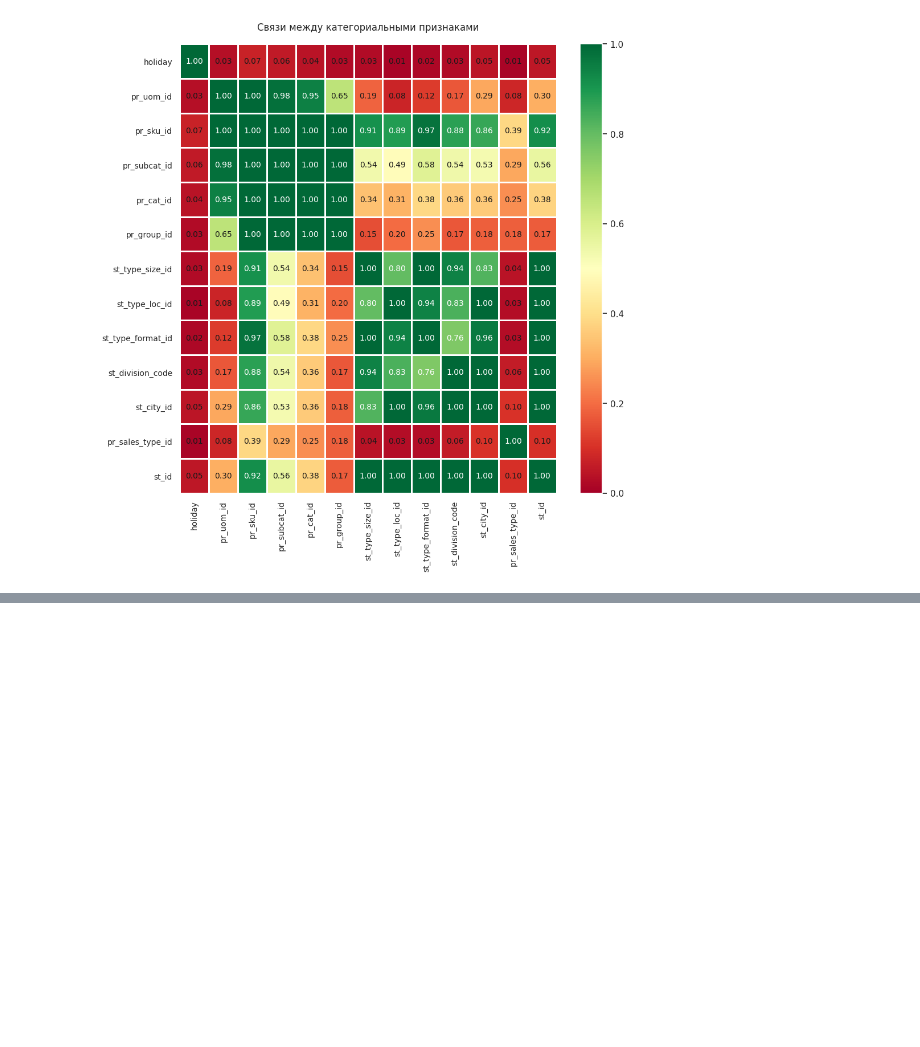
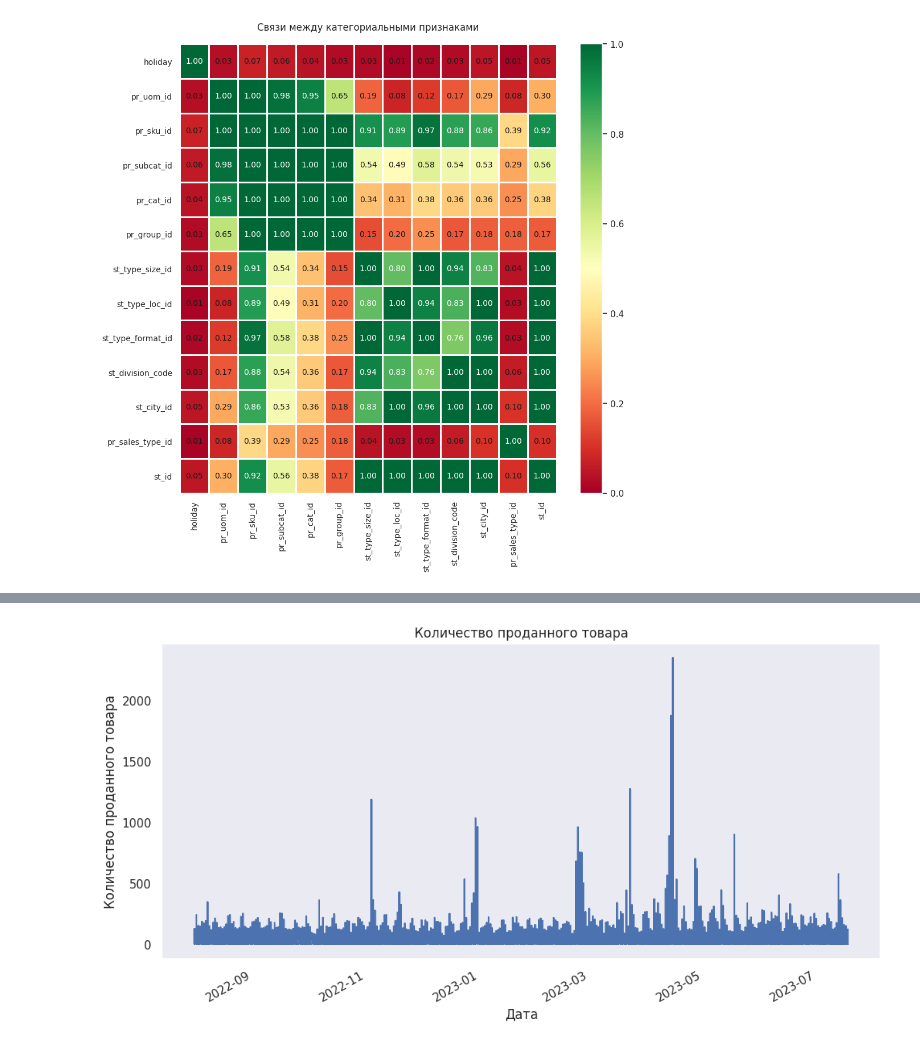
Before and after one commit to denis-42ds/demand_forecast_retailer, a Jupyter notebook: demand_forecast.ipynb, the cells around one changed output, grey strips where cells are left out. Saved outputs shown, nothing was run; the diff lists cells and outputs as text; code cells hidden in the pictures; blank space fills up the shorter version.

```diff
--- a/demand_forecast.ipynb
+++ b/demand_forecast.ipynb
@@ -463,0 +353,8 @@ common_df = common_df.drop(['pr_promo_sales_in_units', 'pr_promo_sales_in_rub'],
+# %%
+total['pr_sales_in_units'].plot(figsize=(12,6));
+plt.title("Количество проданного товара")
+plt.xlabel("Дата")
+plt.ylabel("Количество проданного товара")
+plt.grid();
+# %% [output]
+[figure, added]
```
Also changed, not shown: parts of 119 cells of this notebook.
